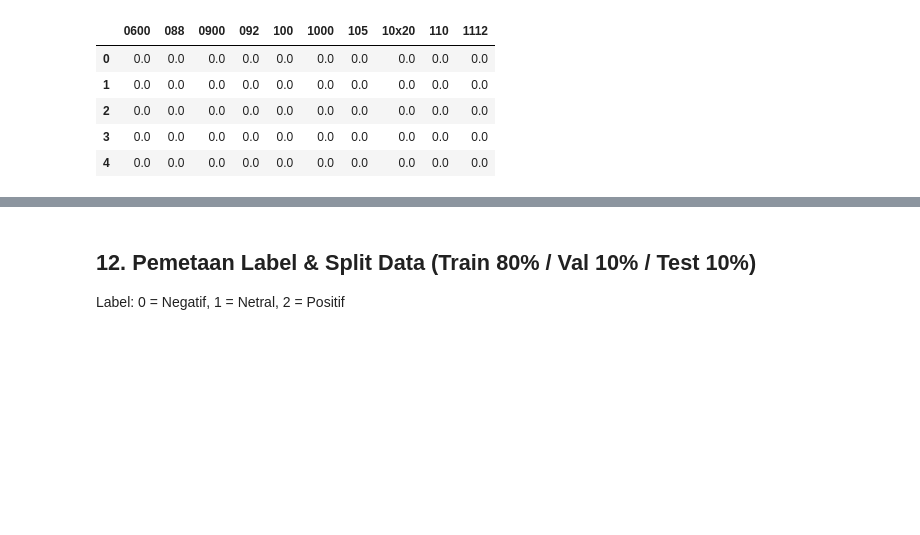
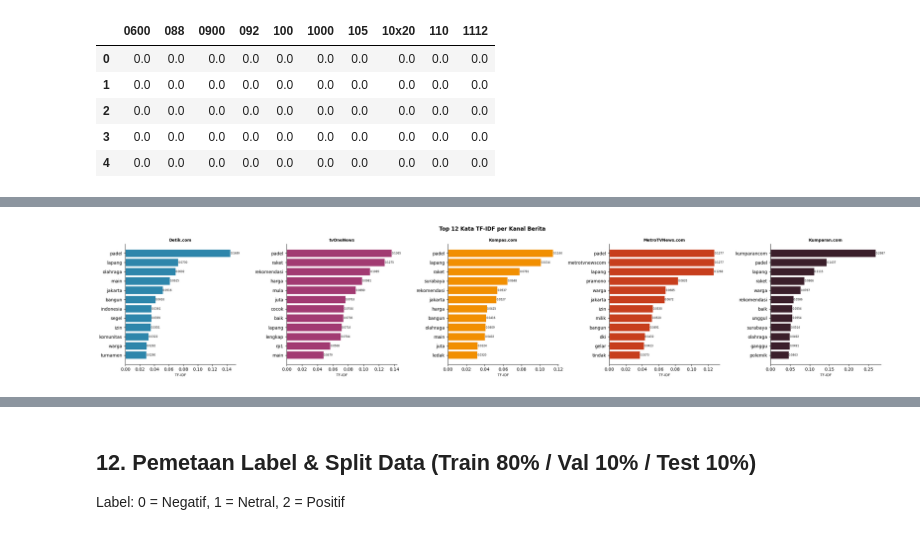
Before and after one commit to Danielbarz/analisis-sentimen-padel, a Jupyter notebook: UTS_Pre-Processing.ipynb, the cells around one changed output, grey strips where cells are left out. Saved outputs shown, nothing was run; the diff lists cells and outputs as text; code cells hidden in the pictures; blank space fills up the shorter version.

```diff
--- a/UTS_Pre-Processing.ipynb
+++ b/UTS_Pre-Processing.ipynb
@@ -292,0 +331,33 @@ pd.DataFrame(top_words)
+# %%
+## 9. TF-IDF — Top Words per Kanal Berita
+
+TEKS_COL = 'konten_stemmed'   # bukan 'teks_analisis'
+top_sumber = df['sumber'].value_counts().head(5).index.tolist()
+df_kanal   = df[df['sumber'].isin(top_sumber)].copy()
+
+fig, axes = plt.subplots(1, len(top_sumber), figsize=(5 * len(top_sumber), 5), sharey=False)
+COLORS = ['#2E86AB','#A23B72','#F18F01','#C73E1D','#3B1F2B']
+
+for ax, kanal, color in zip(axes, top_sumber, COLORS):
+    subset = df_kanal[df_kanal['sumber'] == kanal][TEKS_COL].dropna()
+    if len(subset) < 2:
+        ax.set_title(kanal); continue
+    tv = TfidfVectorizer(max_features=1000, min_df=1, ngram_range=(1,1))
+    Xk = tv.fit_transform(subset)
+    sc = Xk.mean(axis=0).A1
+    idx = sc.argsort()[::-1][:12]
+    words = tv.get_feature_names_out()[idx]
+    bars  = ax.barh(words[::-1], sc[idx][::-1], color=color)
+    ax.set_title(kanal[:30], fontsize=9, fontweight='bold')
+    ax.set_xlabel('TF-IDF', fontsize=8)
+    ax.spines[['top','right']].set_visible(False)
+    for bar in bars:
+        ax.text(bar.get_width() + 0.0001, bar.get_y() + bar.get_height()/2,
+                f'{bar.get_width():.4f}', va='center', fontsize=6)
+
+plt.suptitle('Top 12 Kata TF-IDF per Kanal Berita', fontweight='bold', fontsize=12)
+plt.tight_layout()
+plt.savefig('tfidf_per_kanal.png', dpi=150, bbox_inches='tight')
+plt.show()
+# %% [output]
+[figure, added]
```
Also changed, not shown: parts of 12 cells of this notebook.
